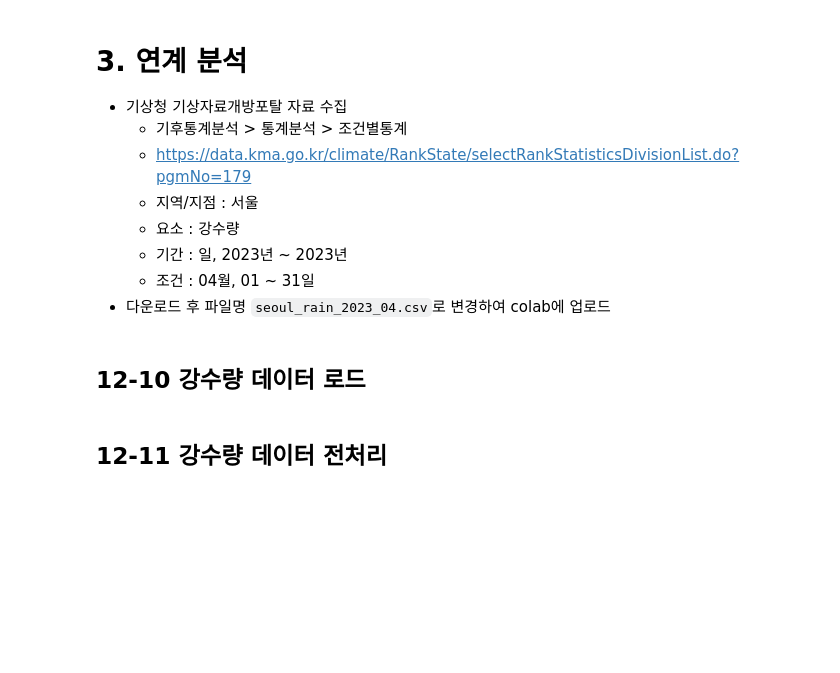
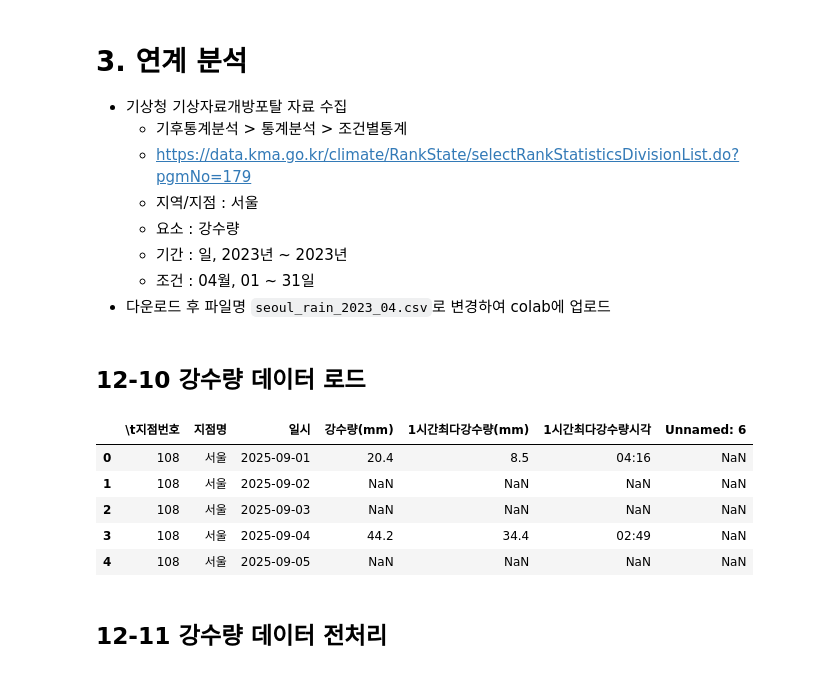
Before and after one commit to dmkim3778/Data-Analysis-with-Open-Source, a Jupyter notebook: 오픈소스_데이터_분석_12강.ipynb, the cells around one changed output. Drawn from its saved outputs; the diff is of its cells as text; code cells hidden in the pictures; blank space fills up the shorter version.

```diff
--- a/오픈소스_데이터_분석_12강.ipynb
+++ b/오픈소스_데이터_분석_12강.ipynb
@@ -270,9 +376,16 @@ plt.show()
 ## 12-10 강수량 데이터 로드
 # %%
 ## 강수량 데이터 CSV 파일 로드
-file_path = 'seoul_rain_2023_04.csv'
+file_path = 'seoul_rain_2025_09.csv'
 rain_df = pd.read_csv(file_path, encoding='cp949', skiprows=12)
 rain_df.head(5)
+# %% [output]
+|  | \t지점번호 | 지점명 | 일시 | 강수량(mm) | 1시간최다강수량(mm) | 1시간최다강수량시각 | Unnamed: 6 |
+| 0 | 108 | 서울 | 2025-09-01 | 20.4 | 8.5 | 04:16 | NaN |
+| 1 | 108 | 서울 | 2025-09-02 | NaN | NaN | NaN | NaN |
+| 2 | 108 | 서울 | 2025-09-03 | NaN | NaN | NaN | NaN |
+| 3 | 108 | 서울 | 2025-09-04 | 44.2 | 34.4 | 02:49 | NaN |
+| 4 | 108 | 서울 | 2025-09-05 | NaN | NaN | NaN | NaN |
 # %% [markdown]
 ## 12-11 강수량 데이터 전처리
 # %%
```
Also changed, not shown: parts of 7 cells of this notebook.
